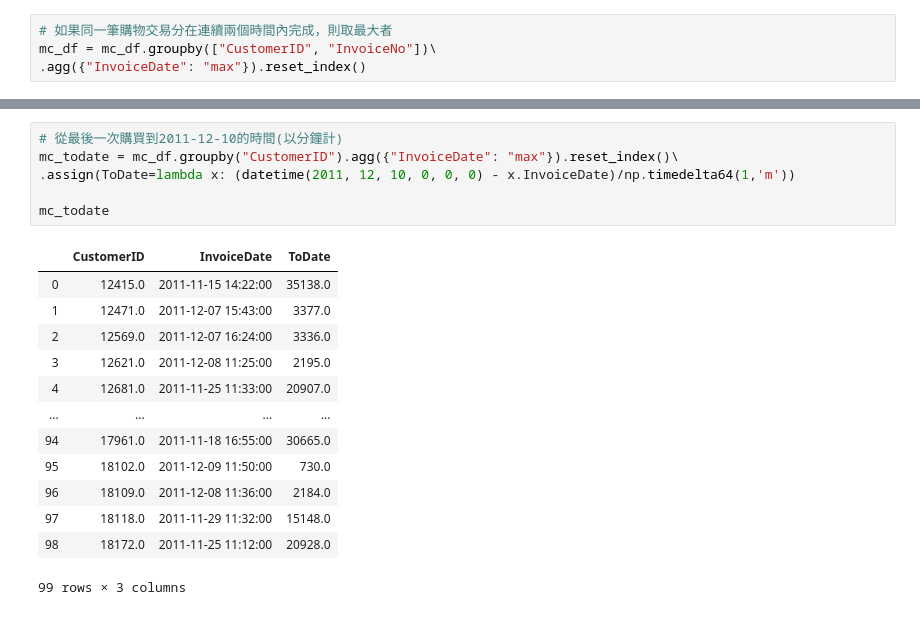
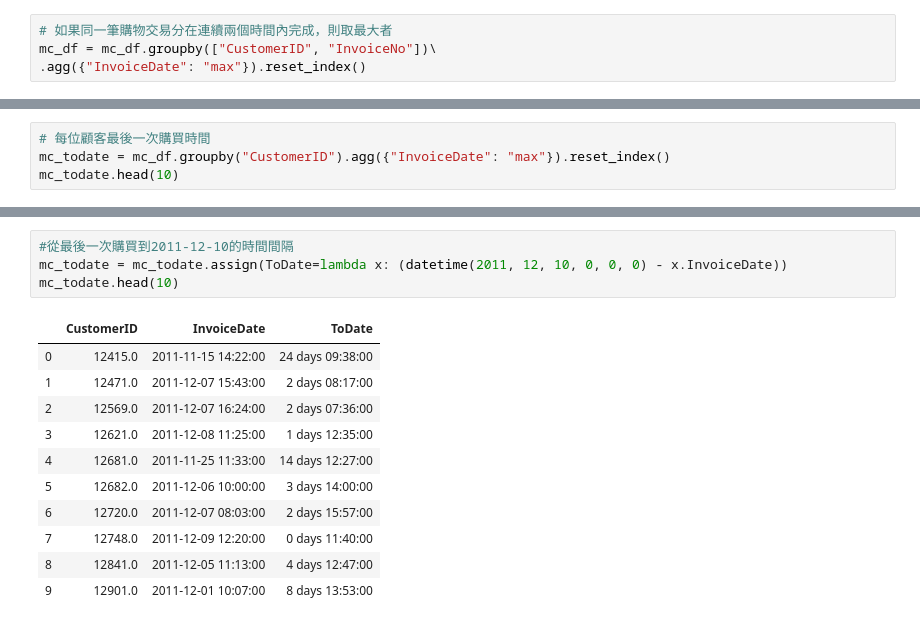
Before and after one commit to sungchien/ecommerce, a Jupyter notebook: 12-customer-churn-detection.ipynb, the cells around one changed output, grey strips where cells are left out. Drawn from its saved outputs; the diff is of its cells as text.

```diff
--- a/12-customer-churn-detection.ipynb
+++ b/12-customer-churn-detection.ipynb
@@ -193,0 +298,4 @@ mc_churn
+# %%
+# 每位顧客最後一次購買時間
+mc_todate = mc_df.groupby("CustomerID").agg({"InvoiceDate": "max"}).reset_index()
+mc_todate.head(10)
@@ -194,20 +314,16 @@ mc_churn
 # %%
-# 從最後一次購買到2011-12-10的時間(以分鐘計)
-mc_todate = mc_df.groupby("CustomerID").agg({"InvoiceDate": "max"}).reset_index()\
-.assign(ToDate=lambda x: (datetime(2011, 12, 10, 0, 0, 0) - x.InvoiceDate)/np.timedelta64(1,'m'))
-
-mc_todate
+#從最後一次購買到2011-12-10的時間間隔
+mc_todate = mc_todate.assign(ToDate=lambda x: (datetime(2011, 12, 10, 0, 0, 0) - x.InvoiceDate))
+mc_todate.head(10)
 # %% [output]
 |  | CustomerID | InvoiceDate | ToDate |
-| 0 | 12415.0 | 2011-11-15 14:22:00 | 35138.0 |
-| 1 | 12471.0 | 2011-12-07 15:43:00 | 3377.0 |
-| 2 | 12569.0 | 2011-12-07 16:24:00 | 3336.0 |
-| 3 | 12621.0 | 2011-12-08 11:25:00 | 2195.0 |
-| 4 | 12681.0 | 2011-11-25 11:33:00 | 20907.0 |
-| ... | ... | ... | ... |
-| 94 | 17961.0 | 2011-11-18 16:55:00 | 30665.0 |
-| 95 | 18102.0 | 2011-12-09 11:50:00 | 730.0 |
-| 96 | 18109.0 | 2011-12-08 11:36:00 | 2184.0 |
-| 97 | 18118.0 | 2011-11-29 11:32:00 | 15148.0 |
-| 98 | 18172.0 | 2011-11-25 11:12:00 | 20928.0 |
+| 0 | 12415.0 | 2011-11-15 14:22:00 | 24 days 09:38:00 |
+| 1 | 12471.0 | 2011-12-07 15:43:00 | 2 days 08:17:00 |
+| 2 | 12569.0 | 2011-12-07 16:24:00 | 2 days 07:36:00 |
+| 3 | 12621.0 | 2011-12-08 11:25:00 | 1 days 12:35:00 |
+| 4 | 12681.0 | 2011-11-25 11:33:00 | 14 days 12:27:00 |
+| 5 | 12682.0 | 2011-12-06 10:00:00 | 3 days 14:00:00 |
+| 6 | 12720.0 | 2011-12-07 08:03:00 | 2 days 15:57:00 |
+| 7 | 12748.0 | 2011-12-09 12:20:00 | 0 days 11:40:00 |
+| 8 | 12841.0 | 2011-12-05 11:13:00 | 4 days 12:47:00 |
+| 9 | 12901.0 | 2011-12-01 10:07:00 | 8 days 13:53:00 |
-99 rows × 3 columns
```
Also changed, not shown: parts of 39 cells of this notebook, 1 other file.
